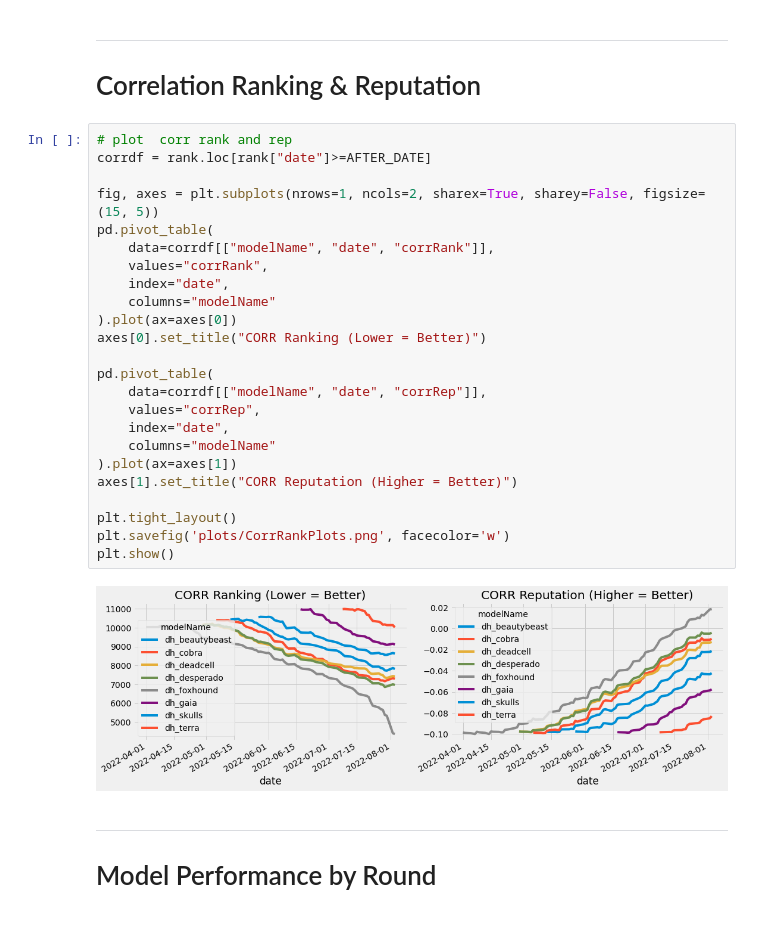
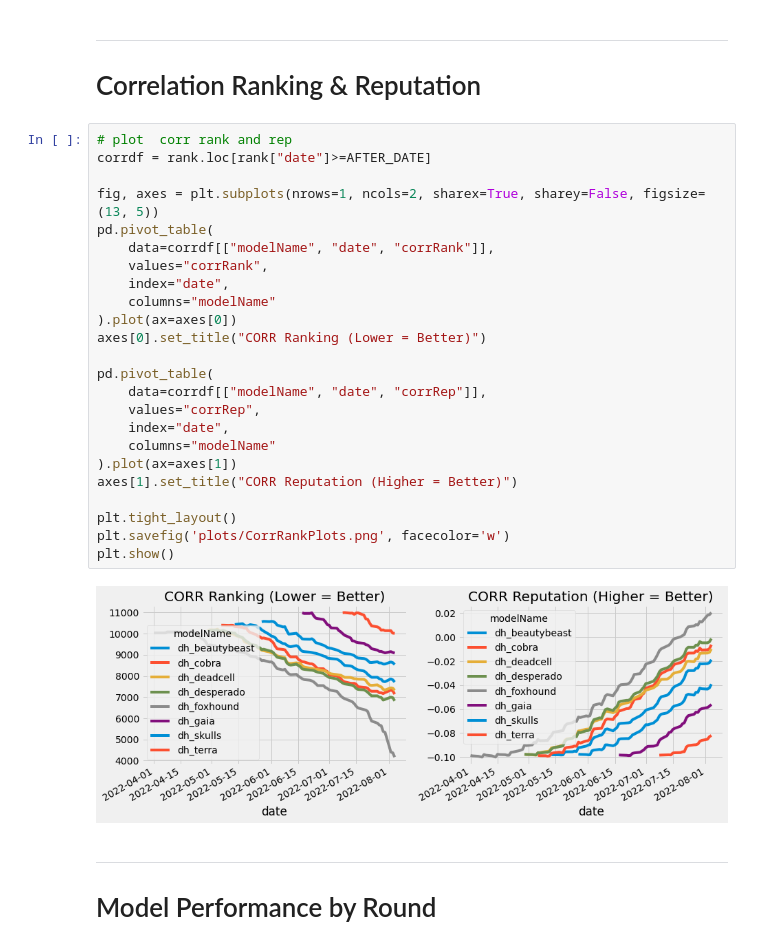
Before and after one commit to hiydavid/numerai-models, a Jupyter notebook: _get_model_rankings.ipynb, the cells around one changed output. Saved outputs shown, nothing was run; the diff lists cells and outputs as text.

Commit message:
Updated plots

```diff
--- a/_get_model_rankings.ipynb
+++ b/_get_model_rankings.ipynb
@@ -138,29 +138,29 @@ tc_rank_cols, tc_rep_cols, nontc_rank_cols, nontc_rep_cols
 # %%
 # plot  corr rank and rep
 corrdf = rank.loc[rank["date"]>=AFTER_DATE]
 
-fig, axes = plt.subplots(nrows=1, ncols=2, sharex=True, sharey=False, figsize=(15, 5))
+fig, axes = plt.subplots(nrows=1, ncols=2, sharex=True, sharey=False, figsize=(13, 5))
 pd.pivot_table(
     data=corrdf[["modelName", "date", "corrRank"]],
     values="corrRank",
     index="date",
     columns="modelName"
 ).plot(ax=axes[0])
 axes[0].set_title("CORR Ranking (Lower = Better)")
 
 pd.pivot_table(
     data=corrdf[["modelName", "date", "corrRep"]],
     values="corrRep",
     index="date",
     columns="modelName"
 ).plot(ax=axes[1])
 axes[1].set_title("CORR Reputation (Higher = Better)")
 
 plt.tight_layout()
 plt.savefig('plots/CorrRankPlots.png', facecolor='w')
 plt.show()
 # %% [output]
-[figure, old version]
+[figure, new version]
 # %% [markdown]
 ---
 # Model Performance by Round
```
Also changed, not shown: parts of 14 cells of this notebook, 8 other files.
